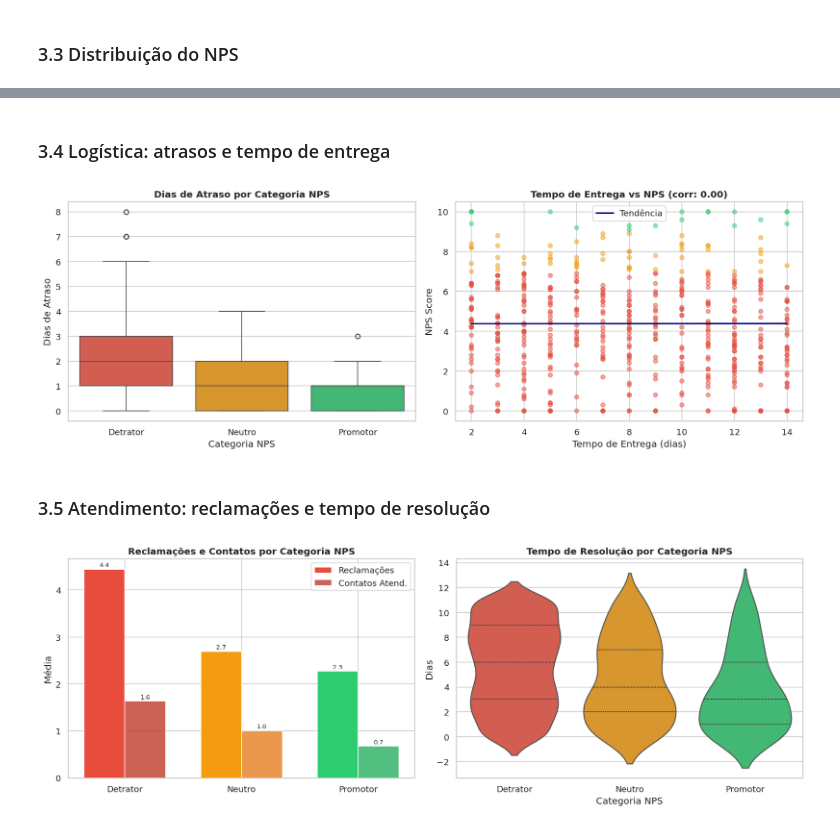
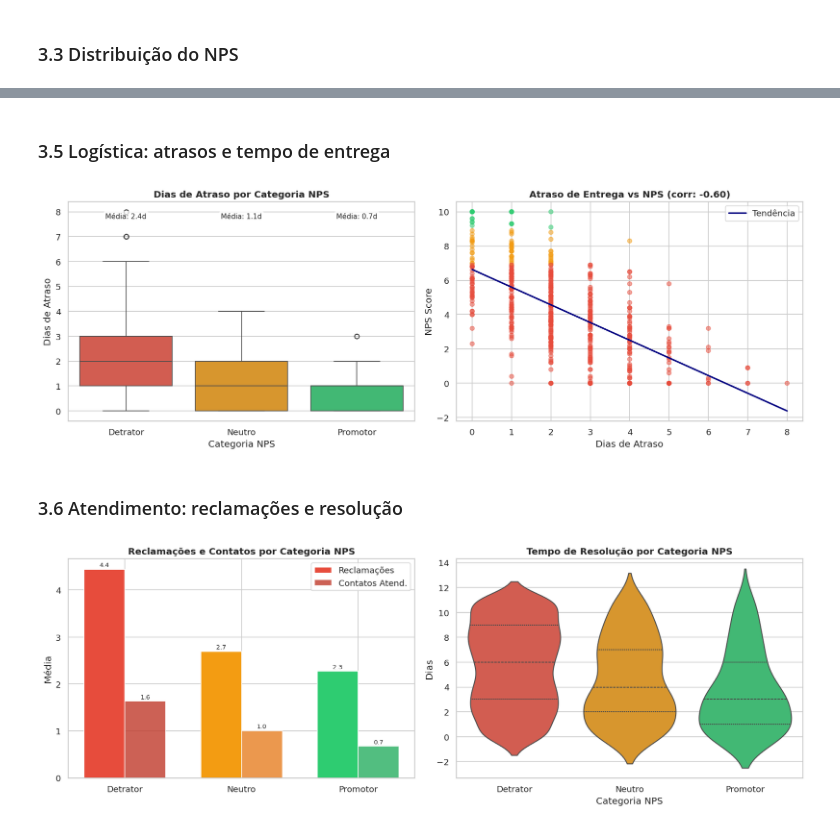
Before and after one commit to ldamaske/1IAST-Fase1, a Jupyter notebook: notebooks/tech_challenge_nps.ipynb, the cells around one changed output, grey strips where cells are left out. Drawn from its saved outputs; the diff is of its cells as text; code cells hidden in the pictures.

```diff
--- a/notebooks/tech_challenge_nps.ipynb
+++ b/notebooks/tech_challenge_nps.ipynb
@@ -168,31 +220,37 @@ plt.show()
 # %% [markdown]
-### 3.4 Logística: atrasos e tempo de entrega
+### 3.5 Logística: atrasos e tempo de entrega
 # %%
 fig, axes = plt.subplots(1, 2, figsize=(14, 5))
 order = ['Detrator', 'Neutro', 'Promotor']
 pal = {'Detrator': '#e74c3c', 'Neutro': '#f39c12', 'Promotor': '#2ecc71'}
 
 sns.boxplot(data=df, x='nps_categoria', y='delivery_delay_days',
             order=order, palette=pal, ax=axes[0])
 axes[0].set_title('Dias de Atraso por Categoria NPS', fontweight='bold')
 axes[0].set_xlabel('Categoria NPS'); axes[0].set_ylabel('Dias de Atraso')
 
+medias_atraso = df.groupby('nps_categoria')['delivery_delay_days'].mean().reindex(order)
+for i, val in enumerate(medias_atraso):
+    axes[0].text(i, axes[0].get_ylim()[1]*0.92, f'Média: {val:.1f}d',
+                 ha='center', fontsize=9,
+                 bbox=dict(boxstyle='round,pad=0.2', facecolor='white', alpha=0.7))
+
 sample = df.sample(500, random_state=42)
-axes[1].scatter(sample['delivery_time_days'], sample['nps_score'],
+axes[1].scatter(sample['delivery_delay_days'], sample['nps_score'],
                 c=sample['nps_categoria'].map(pal), alpha=0.5, s=30)
-z = np.polyfit(df['delivery_time_days'], df['nps_score'], 1)
-x_line = np.linspace(df['delivery_time_days'].min(), df['delivery_time_days'].max(), 100)
+z = np.polyfit(df['delivery_delay_days'], df['nps_score'], 1)
+x_line = np.linspace(df['delivery_delay_days'].min(), df['delivery_delay_days'].max(), 100)
 axes[1].plot(x_line, np.poly1d(z)(x_line), 'navy', linewidth=2, label='Tendência')
-corr = df['delivery_time_days'].corr(df['nps_score'])
-axes[1].set_title(f'Tempo de Entrega vs NPS (corr: {corr:.2f})', fontweight='bold')
-axes[1].set_xlabel('Tempo de Entrega (dias)'); axes[1].set_ylabel('NPS Score')
+corr = df['delivery_delay_days'].corr(df['nps_score'])
+axes[1].set_title(f'Atraso de Entrega vs NPS (corr: {corr:.2f})', fontweight='bold')
+axes[1].set_xlabel('Dias de Atraso'); axes[1].set_ylabel('NPS Score')
 axes[1].legend()
 
 plt.tight_layout(); plt.show()
 # %% [output]
-[figure, old version]
+[figure, new version]
 # %% [markdown]
-### 3.5 Atendimento: reclamações e tempo de resolução
+### 3.6 Atendimento: reclamações e resolução
 # %%
 fig, axes = plt.subplots(1, 2, figsize=(14, 5))
 order = ['Detrator', 'Neutro', 'Promotor']
```
Also changed, not shown: parts of 27 cells of this notebook.
